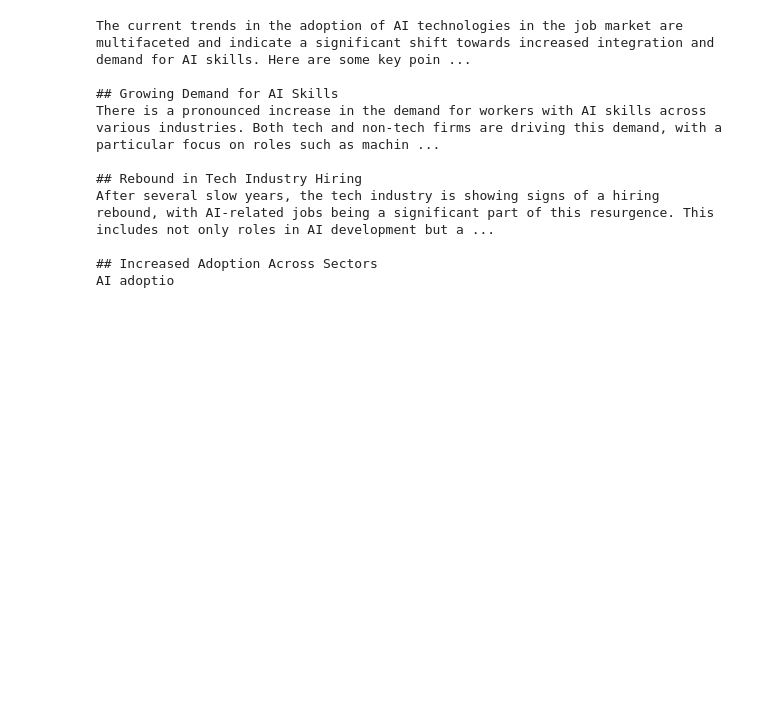
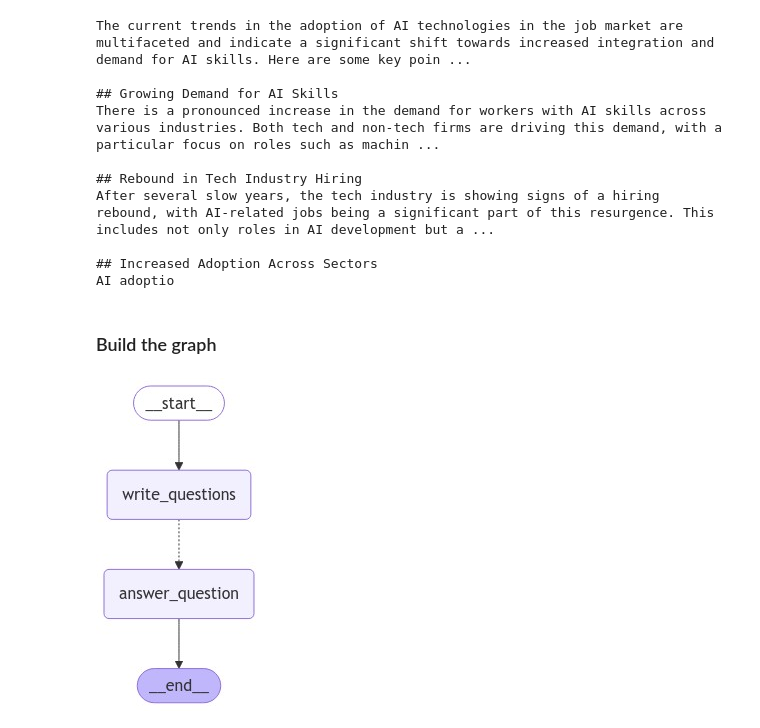
Before and after one commit to kristofrabay/genai-llm-experiments, a Jupyter notebook: nb/deep_research_experiment.ipynb, the cells around one changed output. Drawn from its saved outputs; the diff is of its cells as text; code cells hidden in the pictures; blank space fills up the shorter version.

Commit message:
baseic graph runs with 1 q and 1 answer round

```diff
--- a/nb/deep_research_experiment.ipynb
+++ b/nb/deep_research_experiment.ipynb
@@ -78,7 +78,7 @@ question_writer_llm = ChatOpenAI(
     model=question_writer_model,
     temperature=0.0
     )
-question_writer_llm = question_writer_llm.with_structured_output(ResearchQuestions, method="json_schema")
+question_writer_llm = question_writer_llm.with_structured_output(ResearchQuestions, method="json_schema", include_raw=True)
 
 answer_writer_model = "llama-3.1-sonar-large-128k-online"
 answer_writer_llm = ChatOpenAI(
@@ -123,3 +123,17 @@ After several slow years, the tech industry is showing signs of a hiring rebound
 
 ## Increased Adoption Across Sectors
 AI adoptio
+# %% [markdown]
+### Build the graph
+# %%
+class AgentState(TypedDict):
+
+    topic: str
+    reason: str
+    background: str
+
+    messages: Annotated[Sequence[BaseMessage], add_messages]
+
+    questions: List[str]
+    question: str
+    questions_with_answers: Annotated[List[Dict[str, str]], operator.add]
@@ -125,0 +182,15 @@ AI adoptio
+# %%
+workflow = StateGraph(AgentState)
+
+workflow.add_node("write_questions", write_questions)
+workflow.add_node("answer_question", answer_question)
+
+workflow.add_edge(START, "write_questions")
+workflow.add_conditional_edges("write_questions", send_questions_to_answer_writer, ["answer_question"])
+workflow.add_edge("answer_question", END)
+
+app = workflow.compile()
+# %%
+display(Image(app.get_graph().draw_mermaid_png()))
+# %% [output]
+[figure, added]
```
Also changed, not shown: parts of 4 cells of this notebook.
